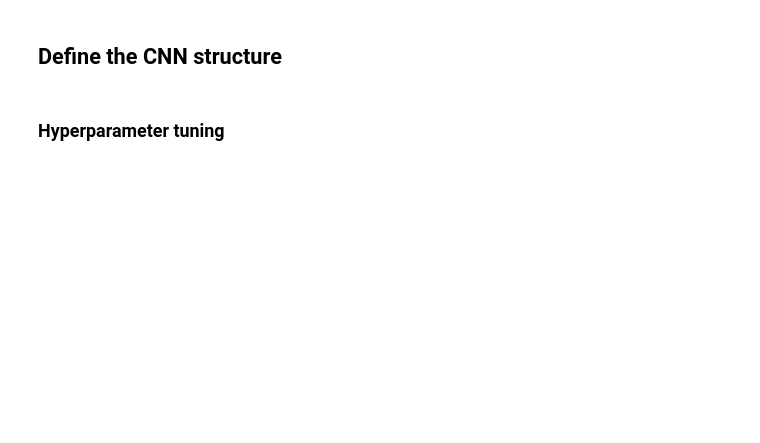
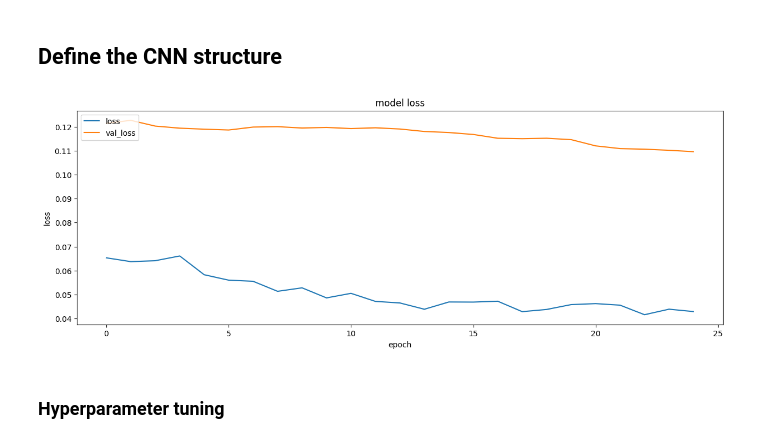
Before and after one commit to prina404/StatisticalMethodsProject, a Jupyter notebook: SLAM_CNN.ipynb, the cells around one changed output. Saved outputs shown, nothing was run; the diff lists cells and outputs as text; code cells hidden in the pictures; blank space fills up the shorter version.

```diff
--- a/SLAM_CNN.ipynb
+++ b/SLAM_CNN.ipynb
@@ -139,3 +142,13 @@ for r in test_data.take(1).as_numpy_iterator():
+# %%
+def plot_history(hst: keras.callbacks.History):
+    metrics = ["loss"]
+    _, ax = plt.subplots(1, len(metrics), figsize=(15, 5))
+    for _, metric in enumerate(metrics):
+        ax.plot(hst.history[metric])
+        ax.plot(hst.history["val_" + metric])
+        ax.set(title="model " + metric, ylabel=metric, xlabel="epoch")
+        ax.legend([metric, "val_" + metric], loc="upper left")
+    plt.show()
 # %% [markdown]
 ## Define the CNN structure
 # %%
@@ -147,6 +160,7 @@ def create_efficientNet_model(config: dict) -> keras.Model:  # EfficientNetV2B3
 
     input = layers.Input(shape=(500,500,1))
     x = resize(input)
+    x = keras.layers.RandomFlip()(x)
     x = effNet(x)
 
     for i in range(config['nLayers']):
@@ -169,6 +183,21 @@ def create_efficientNet_model(config: dict) -> keras.Model:  # EfficientNetV2B3
     )
 
     return model
+# %%
+myconf = {
+        "lr": 1e-5,
+        "nLayers": 3,
+        "batchNorm": True,
+        "dropout": False,
+        "denseUnits": [1024, 512, 128]
+    }
+m = create_efficientNet_model(myconf)
+es = keras.callbacks.EarlyStopping(patience=6, restore_best_weights=True)
+hst = m.fit(train_data, batch_size=BATCH_SIZE, epochs=25, validation_data=val_data, callbacks=[])
+# %%
+plot_history(hst)
+# %% [output]
+[figure, added]
 # %% [markdown]
 ### Hyperparameter tuning
 # %%
```
Also changed, not shown: parts of 8 cells of this notebook, 1 other file.
